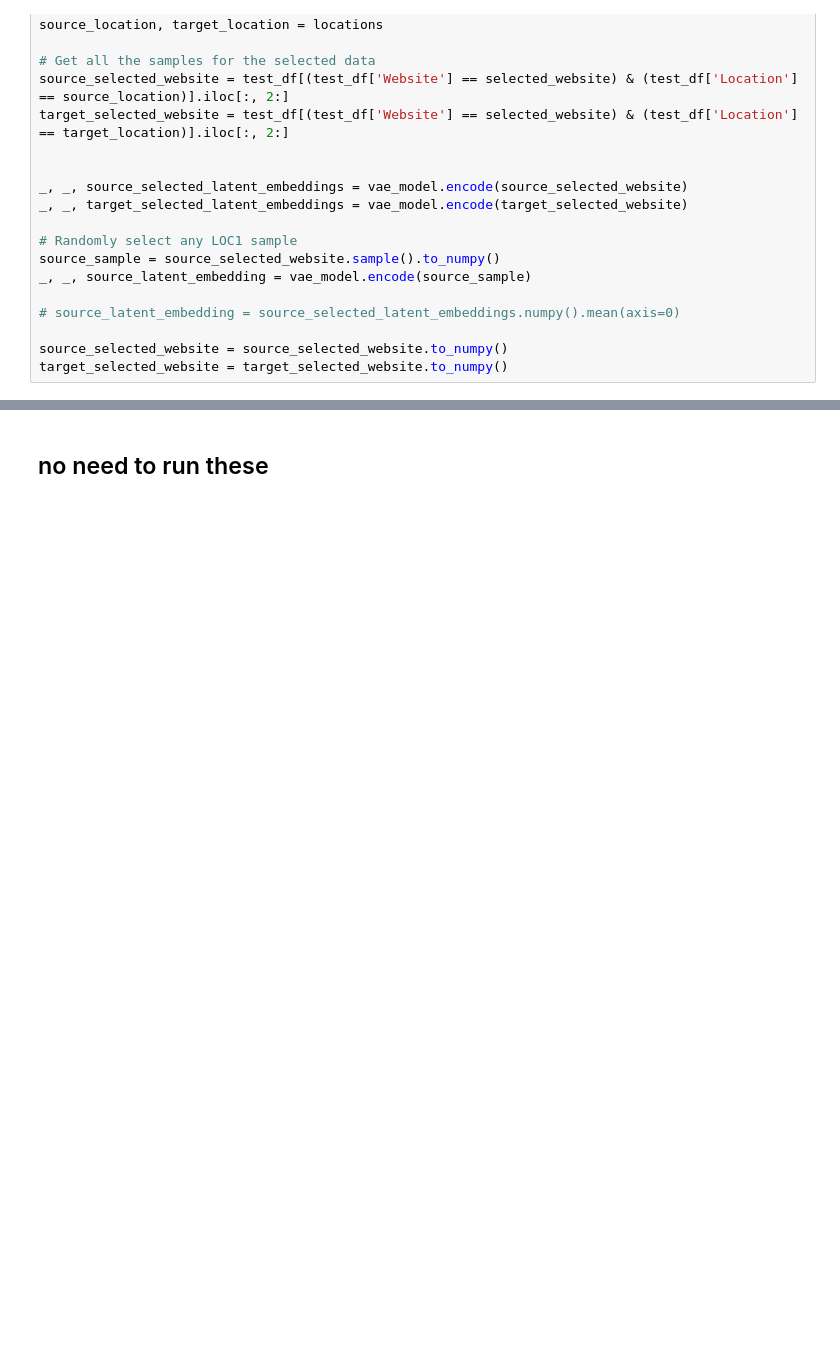
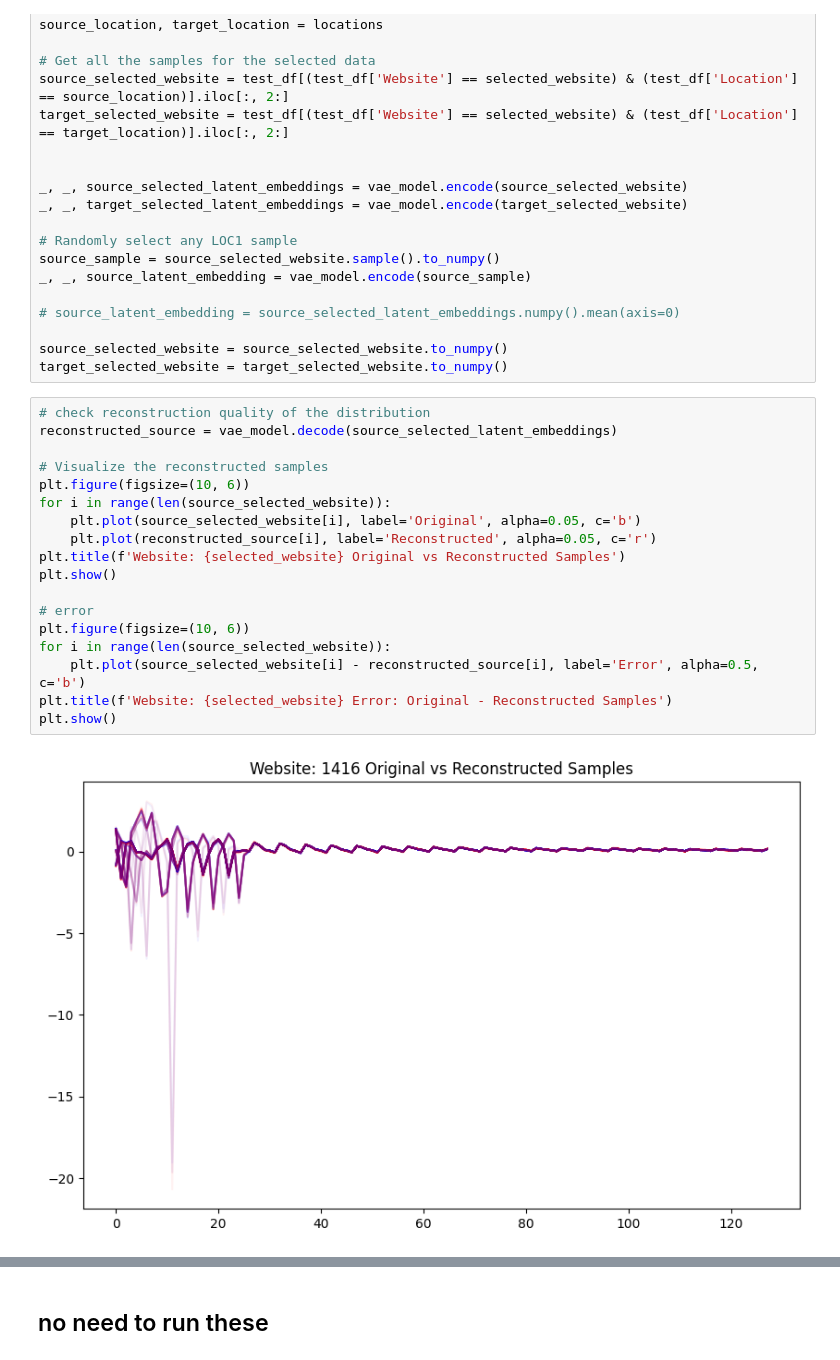
Before and after one commit to kaushithamsilva/DoH-Synthesis, a Jupyter notebook: code/vae_interpolation.ipynb, the cells around one changed output, grey strips where cells are left out. Cells and saved outputs as stored; diff of their text form; blank space fills up the shorter version.

```diff
--- a/code/vae_interpolation.ipynb
+++ b/code/vae_interpolation.ipynb
@@ -557,3 +590,23 @@ _, _, source_latent_embedding = vae_model.encode(source_sample)
 
 source_selected_website = source_selected_website.to_numpy()
 target_selected_website = target_selected_website.to_numpy()
+# %%
+# check reconstruction quality of the distribution
+reconstructed_source = vae_model.decode(source_selected_latent_embeddings)
+
+# Visualize the reconstructed samples
+plt.figure(figsize=(10, 6))
+for i in range(len(source_selected_website)):
+    plt.plot(source_selected_website[i], label='Original', alpha=0.05, c='b')
+    plt.plot(reconstructed_source[i], label='Reconstructed', alpha=0.05, c='r')
+plt.title(f'Website: {selected_website} Original vs Reconstructed Samples')
+plt.show()
+
+# error
+plt.figure(figsize=(10, 6))
+for i in range(len(source_selected_website)):
+    plt.plot(source_selected_website[i] - reconstructed_source[i], label='Error', alpha=0.5, c='b')
+plt.title(f'Website: {selected_website} Error: Original - Reconstructed Samples')
+plt.show()
+# %% [output]
+[figure, added]
```
Also changed, not shown: parts of 6 cells of this notebook, 1 other file.
